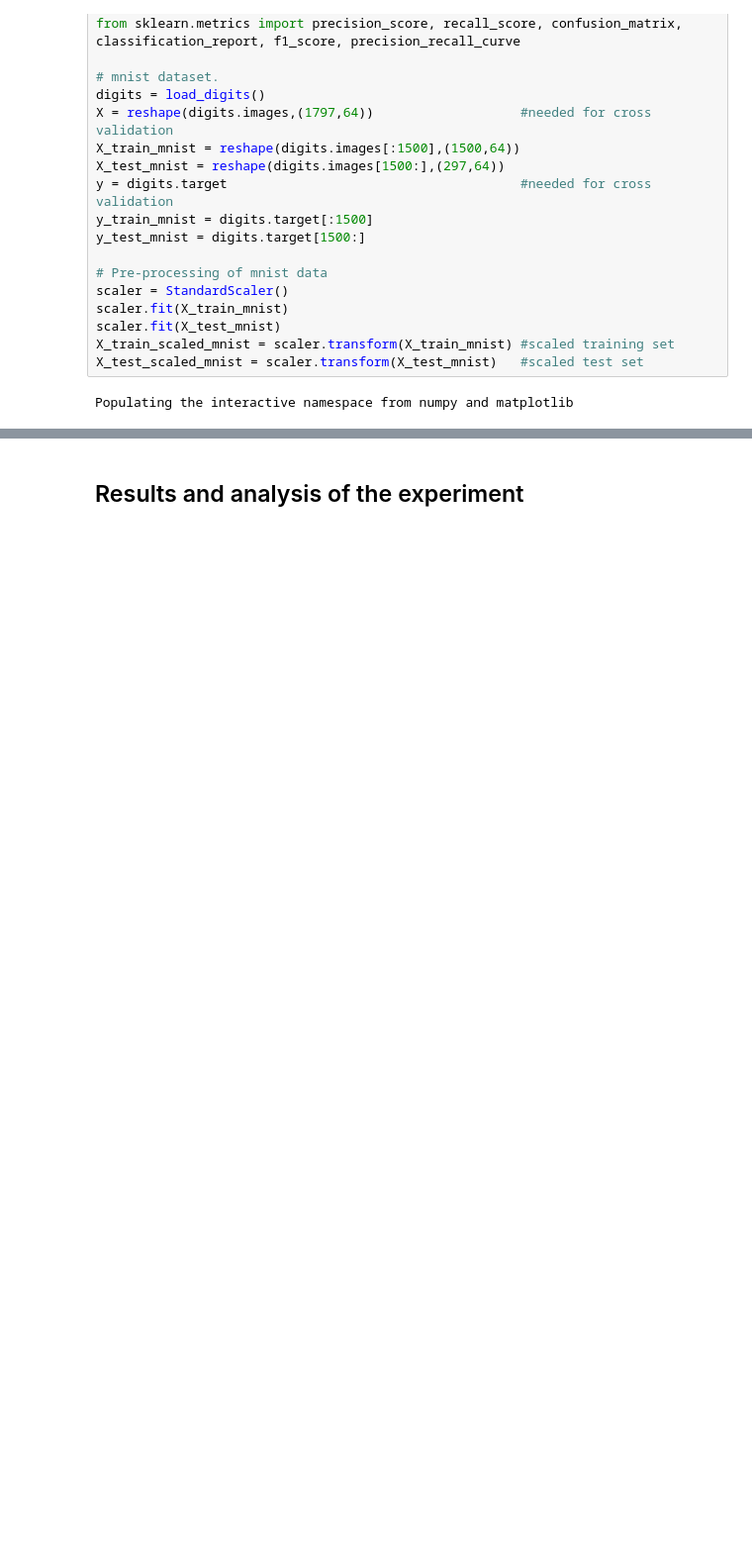
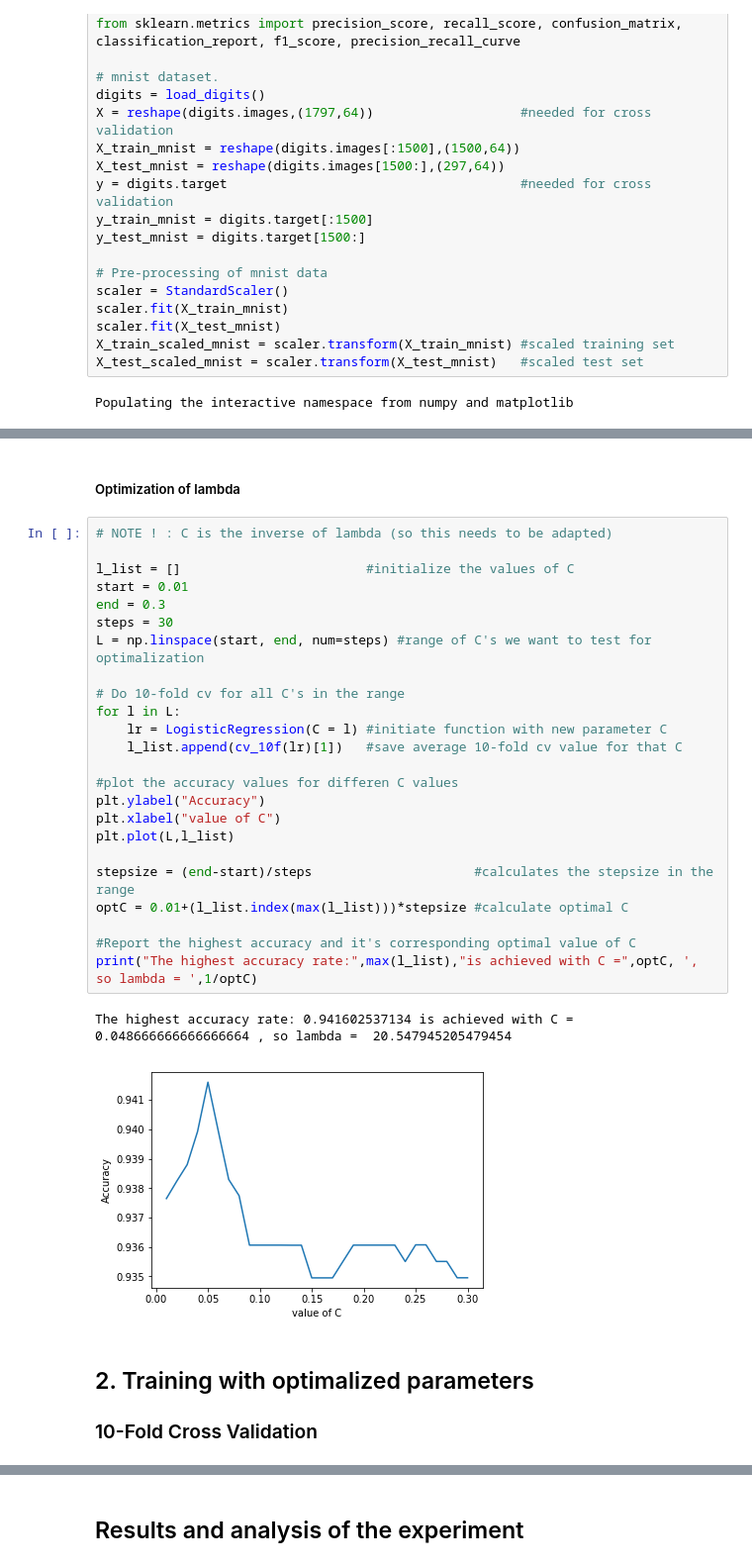
Before and after one commit to veragrosskop/Machine-Learning, a Jupyter notebook: gradedAss2-1.ipynb, the cells around one changed output, grey strips where cells are left out. Shown: that part at 99% size. Drawn from its saved outputs; the diff is of its cells as text; blank space fills up the shorter version.

```diff
--- a/gradedAss2-1.ipynb
+++ b/gradedAss2-1.ipynb
@@ -144 +131,33 @@ The highest rate 0.941602537134 is achieved with lambda = 0.05
+# %% [markdown]
+##### Optimization of lambda
+# %%
+# NOTE ! : C is the inverse of lambda (so this needs to be adapted)
+
+l_list = []                        #initialize the values of C
+start = 0.01
+end = 0.3
+steps = 30
+L = np.linspace(start, end, num=steps) #range of C's we want to test for optimalization
+
+# Do 10-fold cv for all C's in the range
+for l in L:
+    lr = LogisticRegression(C = l) #initiate function with new parameter C
+    l_list.append(cv_10f(lr)[1])   #save average 10-fold cv value for that C
+
+#plot the accuracy values for differen C values
+plt.ylabel("Accuracy")
+plt.xlabel("value of C")
+plt.plot(L,l_list)
+
+stepsize = (end-start)/steps                     #calculates the stepsize in the range
+optC = 0.01+(l_list.index(max(l_list)))*stepsize #calculate optimal C
+
+#Report the highest accuracy and it's corresponding optimal value of C
+print("The highest accuracy rate:",max(l_list),"is achieved with C =",optC, ', so lambda = ',1/optC)
+# %% [output]
+The highest accuracy rate: 0.941602537134 is achieved with C = 0.048666666666666664 , so lambda =  20.547945205479454
+[figure, added]
+# %% [markdown]
+## 2. Training with optimalized parameters
+### 10-Fold Cross Validation
 # %%
```
Also changed, not shown: parts of 16 cells of this notebook.
